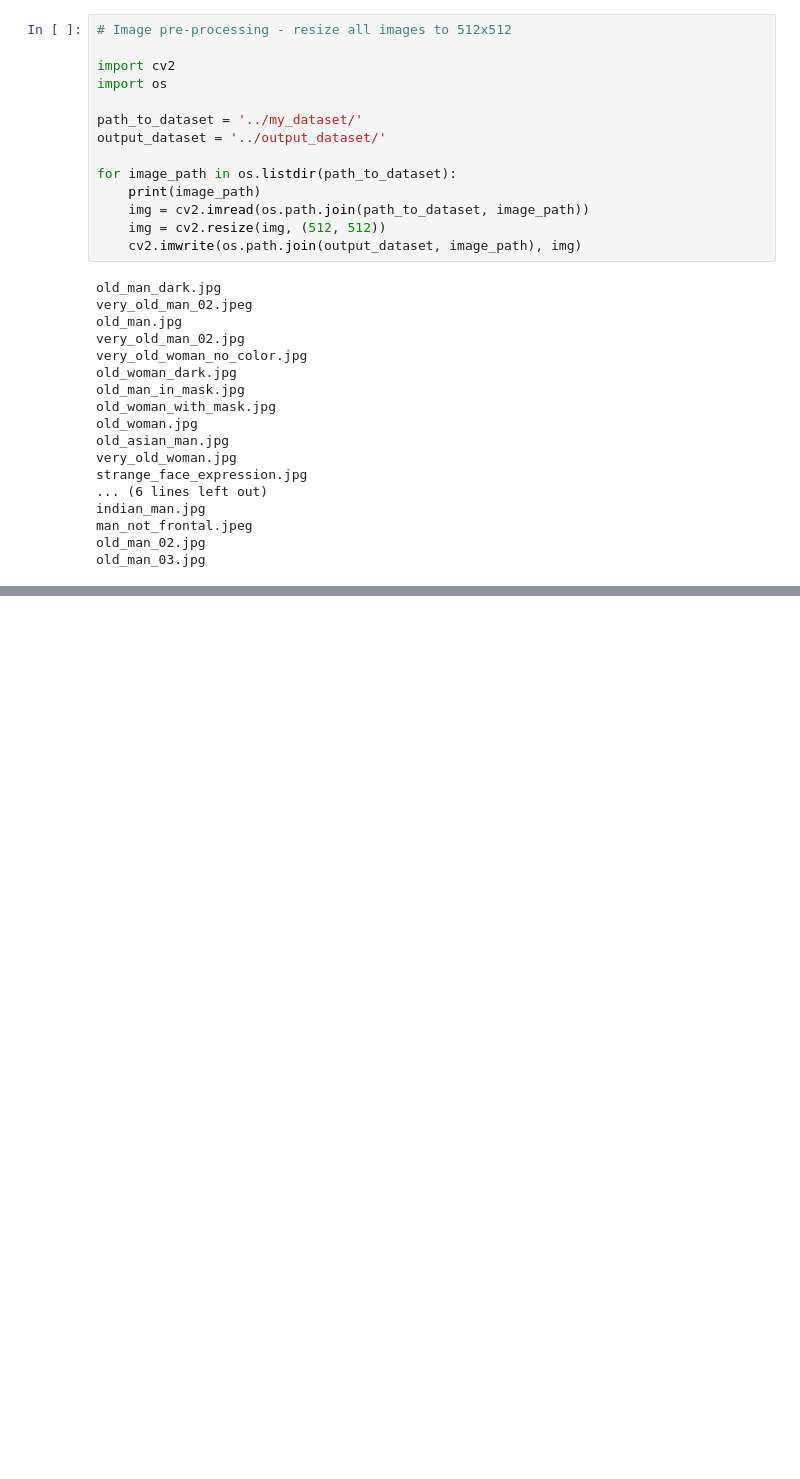
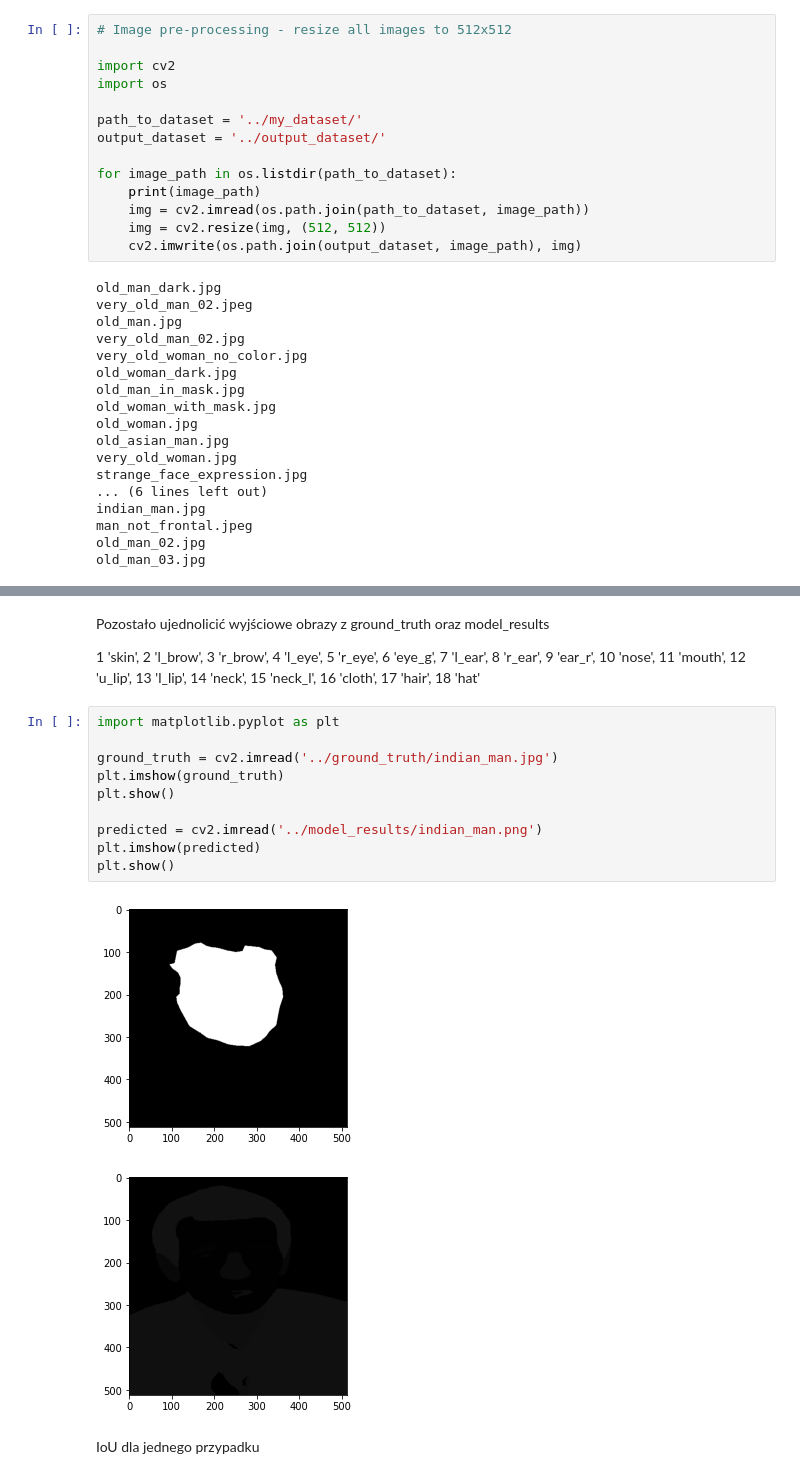
Before and after one commit to damianbrzoza/face_segmentation_old_people, a Jupyter notebook: src/segmentation.ipynb, the cells around one changed output, grey strips where cells are left out. Cells and saved outputs as stored; diff of their text form; blank space fills up the shorter version.

Commit message:
implement iou and start comparing results

```diff
--- a/src/segmentation.ipynb
+++ b/src/segmentation.ipynb
@@ -78,0 +98,20 @@ Dataset dołączono do gita, w celu możliwości zapoznania się zposzczególnym
+# %% [markdown]
+Pozostało ujednolicić wyjściowe obrazy z ground_truth oraz model_results
+
+1 'skin', 2 'l_brow', 3 'r_brow', 4 'l_eye', 5 'r_eye', 6 'eye_g', 7 'l_ear', 8 'r_ear', 9 'ear_r',
+10 'nose', 11 'mouth', 12 'u_lip', 13 'l_lip', 14 'neck', 15 'neck_l', 16 'cloth', 17 'hair', 18 'hat'
+# %%
+import matplotlib.pyplot as plt
+
+ground_truth = cv2.imread('../ground_truth/indian_man.jpg')
+plt.imshow(ground_truth)
+plt.show()
+
+predicted = cv2.imread('../model_results/indian_man.png')
+plt.imshow(predicted)
+plt.show()
+# %% [output]
+[figure, added]
+[figure, added]
+# %% [markdown]
+IoU dla jednego przypadku
```
Also changed, not shown: parts of 10 cells of this notebook, 47 other files.
